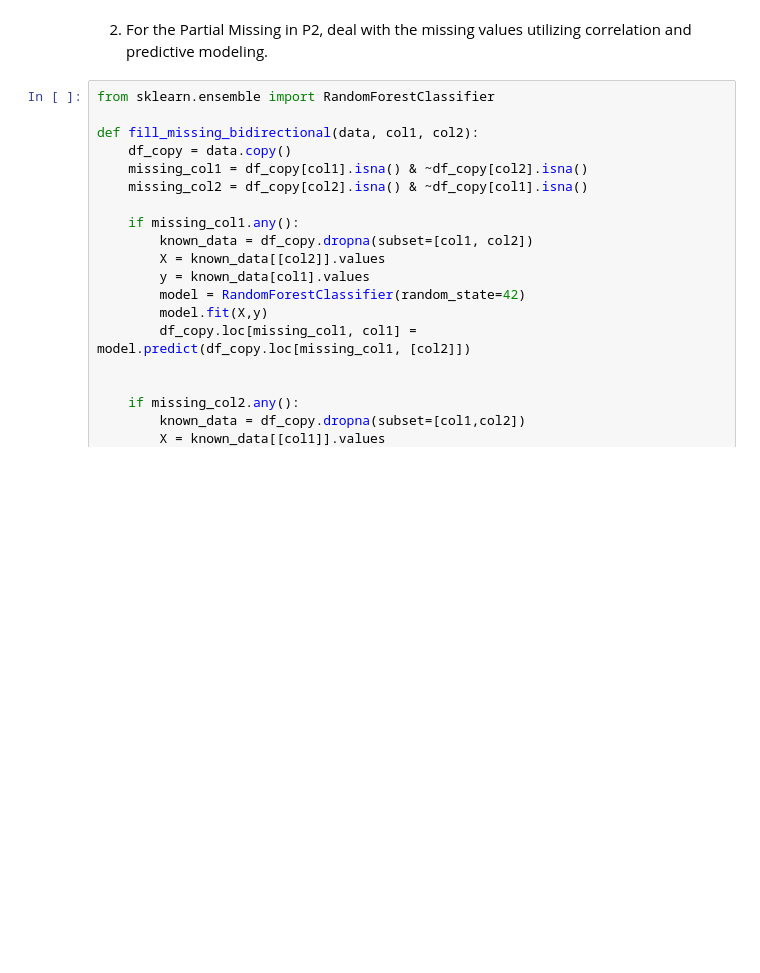
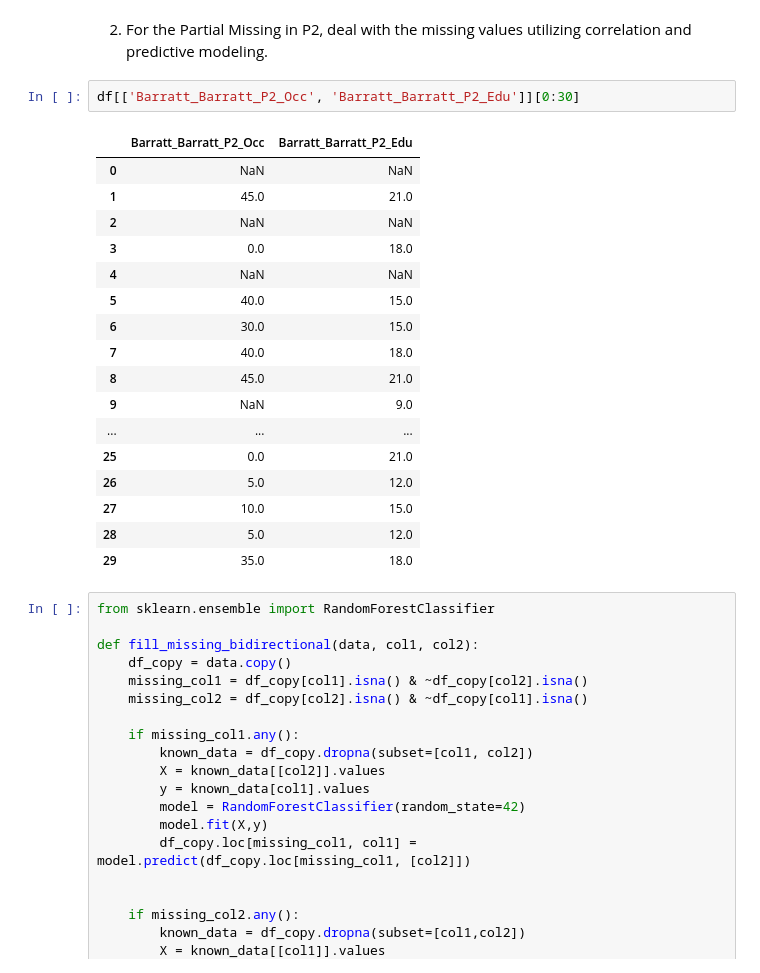
Before and after one commit to yigaai/Psycho_Neuro_ML_Project, a Jupyter notebook: understand-adhd.ipynb, the cells around one changed output. Saved outputs shown, nothing was run; the diff lists cells and outputs as text; blank space fills up the shorter version.

```diff
--- a/understand-adhd.ipynb
+++ b/understand-adhd.ipynb
@@ -388,6 +387,26 @@ msno.heatmap(df)
 1. Since the missing values in P2_Occ and P2_Edu have a high correlation, which is 0.8, and the percentage of missing values is similar --> may indicate a single-family. --> create a new column first :
 # %% [markdown]
 2. For the Partial Missing in P2, deal with the missing values utilizing correlation and predictive modeling.
+# %%
+df[['Barratt_Barratt_P2_Occ', 'Barratt_Barratt_P2_Edu']][0:30]
+# %% [output]
+|  | Barratt_Barratt_P2_Occ | Barratt_Barratt_P2_Edu |
+| 0 | NaN | NaN |
+| 1 | 45.0 | 21.0 |
+| 2 | NaN | NaN |
+| 3 | 0.0 | 18.0 |
+| 4 | NaN | NaN |
+| 5 | 40.0 | 15.0 |
+| 6 | 30.0 | 15.0 |
+| 7 | 40.0 | 18.0 |
+| 8 | 45.0 | 21.0 |
+| 9 | NaN | 9.0 |
+| ... | ... | ... |
+| 25 | 0.0 | 21.0 |
+| 26 | 5.0 | 12.0 |
+| 27 | 10.0 | 15.0 |
+| 28 | 5.0 | 12.0 |
+| 29 | 35.0 | 18.0 |
 # %%
 from sklearn.ensemble import RandomForestClassifier
 
```
Also changed, not shown: parts of 12 cells of this notebook.
